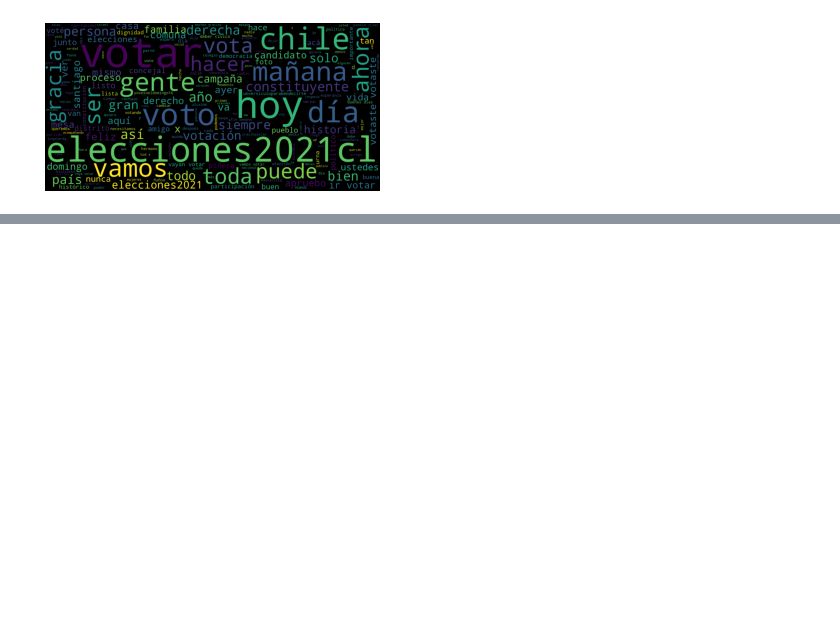
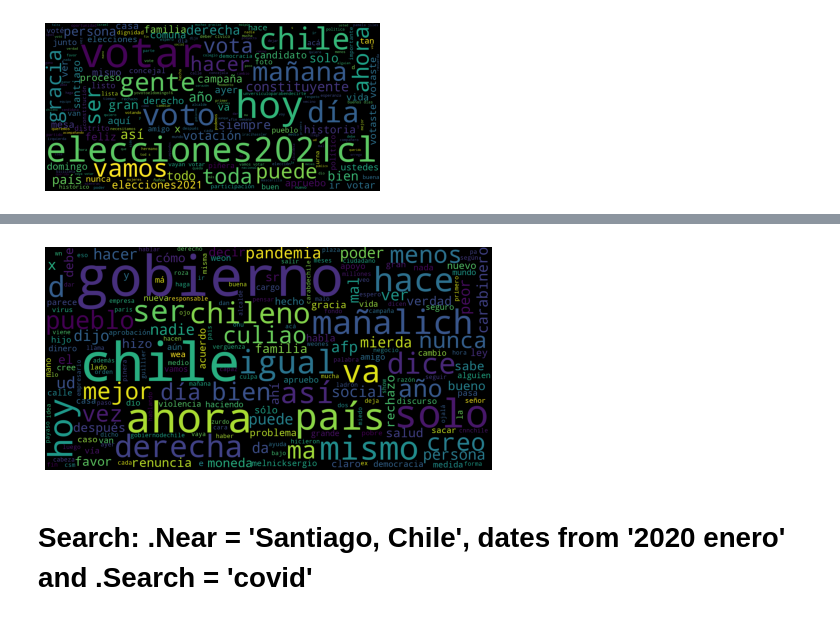
Before and after one commit to jignaciocastro8/data-project, a Jupyter notebook: tweets_data_review.ipynb, the cells around one changed output, grey strips where cells are left out. Drawn from its saved outputs; the diff is of its cells as text; code cells hidden in the pictures; blank space fills up the shorter version.

```diff
--- a/tweets_data_review.ipynb
+++ b/tweets_data_review.ipynb
@@ -167,0 +202,6 @@ wordcloud_tweets(df = votaciones, file_name = 'wordcloud_chile_votaciones', save
+# %%
+wordcloud_tweets(df = pinera, file_name = 'wordcloud_santiago_pinera_2020', save = False, forbidden_words=['piñera'])
+# %% [output]
+[figure, added]
+# %% [markdown]
+# **Search: .Near = 'Santiago, Chile', dates from '2020 enero' and .Search = 'covid'**
```
Also changed, not shown: parts of 13 cells of this notebook, 23 other files.
